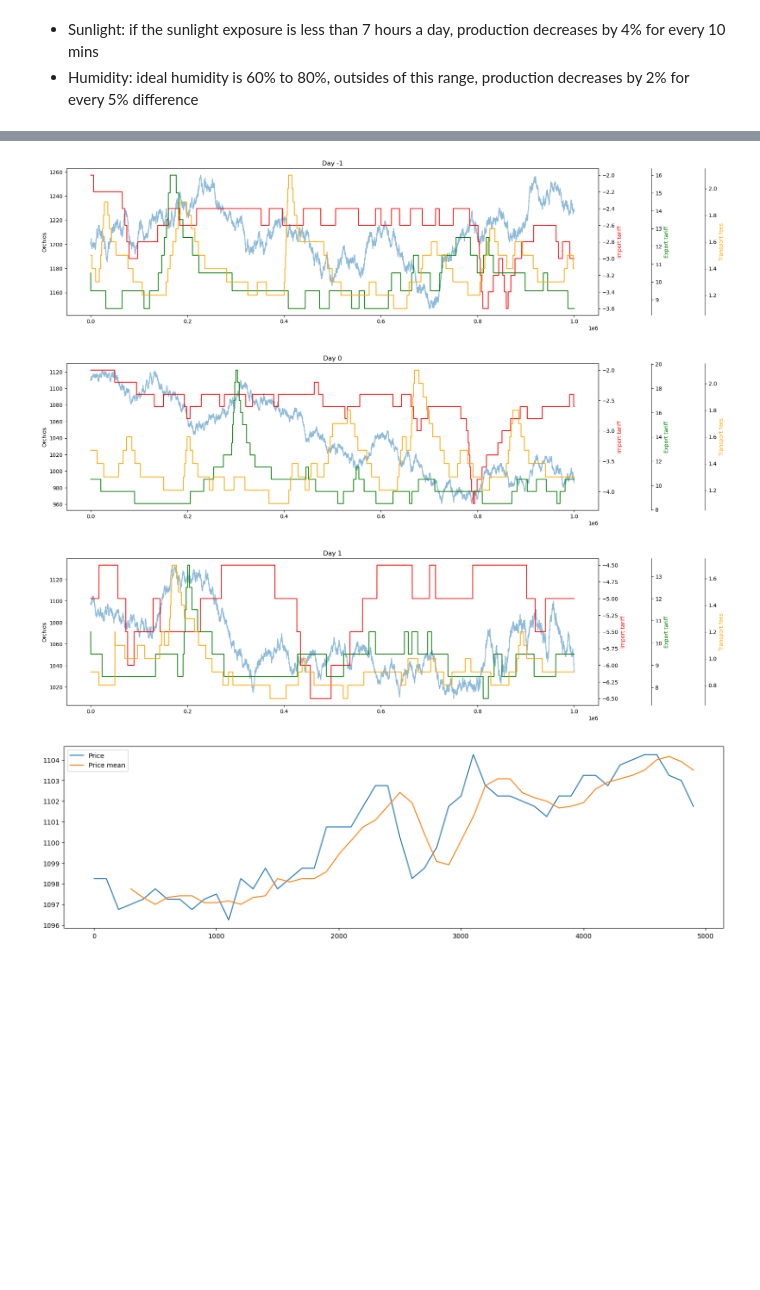
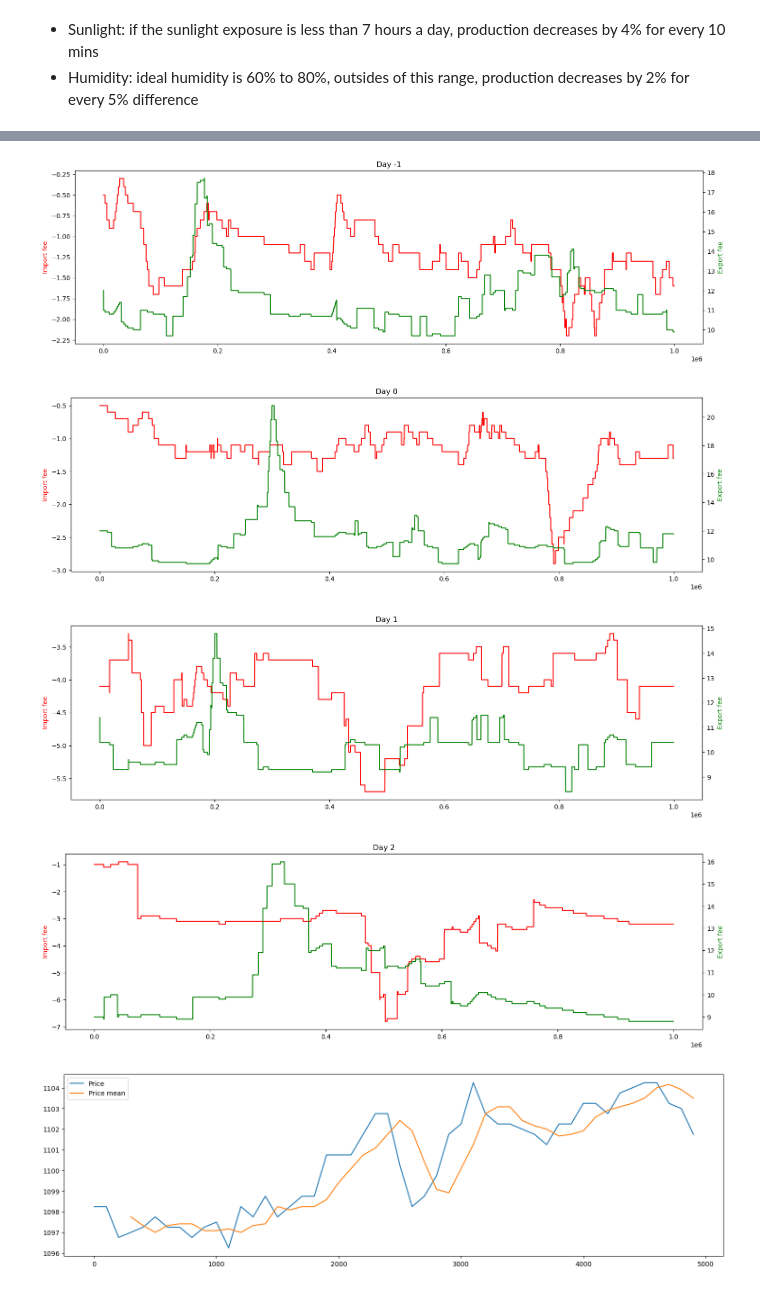
Before and after one commit to Meilism/IMC-Prosperity-Trading-Challenge, a Jupyter notebook: JM/analysis/data_analysis_ORCHIDS.ipynb, the cells around one changed output, grey strips where cells are left out. Saved outputs shown, nothing was run; the diff lists cells and outputs as text; code cells hidden in the pictures; blank space fills up the shorter version.

```diff
--- a/JM/analysis/data_analysis_ORCHIDS.ipynb
+++ b/JM/analysis/data_analysis_ORCHIDS.ipynb
@@ -22,0 +46,3 @@ activity.describe()
+# %%
+activity = pd.concat([activity, observation])
+activity
@@ -25,7 +76,8 @@ activity.describe()
 - Humidity: ideal humidity is 60% to 80%, outsides of this range, production decreases by 2% for every 5% difference
 # %%
 hourly_sunlight = 2500
-avg_window = 5833
+avg_window = int(10000 * 7/12)
+days = [-1, 0, 1, 2]
 
 for d in days:
     price = activity.loc[d].ORCHIDS
@@ -36,22 +88,21 @@ for d in days:
         sunlight_avg = sunlight.rolling(avg_window).mean()
     else:
         sunlight_before = activity.loc[d-1].SUNLIGHT
-        sunlight_before.index = sunlight.index - 1000_000
+        sunlight_before.index = sunlight_before.index - 1000_000
         sunlight_combined = pd.concat([sunlight_before, sunlight])
         sunlight_avg = sunlight_combined.rolling(avg_window).mean()
         sunlight_avg = sunlight_avg[sunlight_avg.index > 0]
 
     humidity_diff = 2/5 * humidity.apply(lambda x: max(x - 80, 60 - x, 0))
-    sunlight_diff = 4/42 * sunlight_avg.apply(lambda x: max((1 - x/2500, 0)))
+    sunlight_diff = 42 * sunlight_avg.apply(lambda x: max((1 - x/hourly_sunlight, 0)))
 
     production_dec = humidity_diff + sunlight_diff
 
-    fig, ax1 = plt.subplots(figsize=(18, 5))
+    fig, ax = plt.subplots(2, 1, figsize=(18, 10))
+    ax1 = ax[0]
     ax2 = ax1.twinx()
     ax3 = ax1.twinx()
-    ax4 = ax1.twinx()
     ax3.spines.right.set_position(("axes", 1.05))
-    ax4.spines.right.set_position(("axes", 1.1))
 
     ax1.plot(price, color='blue', alpha=0.5)
     ax1.set_ylabel('Orchids', color='blue')
@@ -63,8 +114,16 @@ for d in days:
     ax3.plot(humidity, color='green', alpha=0.1, linewidth=3)
     ax3.set_ylabel('Humidity', color='green')
 
-    ax4.plot(production_dec, color='orange', linewidth=3)
-    ax4.set_ylabel('Production decrease', color='orange')
+    ax4 = ax[1]
+    ax5 = ax4.twinx()
+
+    ax4.plot(price, color='blue', alpha=0.5)
+    ax4.set_ylabel('Orchids', color='blue')
+    ax5.plot(production_dec, color='purple')
+    ax5.plot(humidity_diff, color='green', alpha=0.5, linewidth=3, label='Humidity diff')
+    ax5.plot(sunlight_diff, color='red', alpha=0.5, linewidth=3, label='Sunlight diff')
+    ax5.legend()
+    ax5.set_ylabel('Production decrease', color='purple')
 
     plt.title(f'Day {d}')
     plt.show()
@@ -86,30 +146,21 @@ plt.show()
 # %%
 for d in days:
     fig, ax1 = plt.subplots(figsize=(18, 5))
     ax2 = ax1.twinx()
-    ax3 = ax1.twinx()
-    ax4 = ax1.twinx()
-    ax3.spines.right.set_position(("axes", 1.1))
-    ax4.spines.right.set_position(("axes", 1.2))
 
-    ax1.plot(activity.loc[d]['ORCHIDS'], alpha=0.5)
-    ax1.set_ylabel('Orchids')
+    ax1.plot(activity.loc[d]['IMPORT_TARIFF'] + activity.loc[d]['TRANSPORT_FEES'], color='red')
+    ax1.set_ylabel('Import fee', color='red')
 
-    ax2.plot(activity.loc[d]['IMPORT_TARIFF'], color='red')
-    ax2.set_ylabel('Import tariff', color='red')
-
-    ax3.plot(activity.loc[d]['EXPORT_TARIFF'], color='green')
-    ax3.set_ylabel('Export tariff', color='green')
-
-    ax4.plot(activity.loc[d]['TRANSPORT_FEES'], color='orange')
-    ax4.set_ylabel('Transport fees', color='orange')
+    ax2.plot(activity.loc[d]['EXPORT_TARIFF'] + activity.loc[d]['TRANSPORT_FEES'], color='green')
+    ax2.set_ylabel('Export fee', color='green')
 
     plt.title(f'Day {d}')
     plt.show()
 # %% [output]
-[figure, old version]
+[figure, new version]
-[figure, old version]
+[figure, new version]
-[figure, old version]
+[figure, new version]
+[figure, added]
 # %%
 num_data = 3
 d = 1
```
Also changed, not shown: parts of 8 cells of this notebook, 4 other files.
